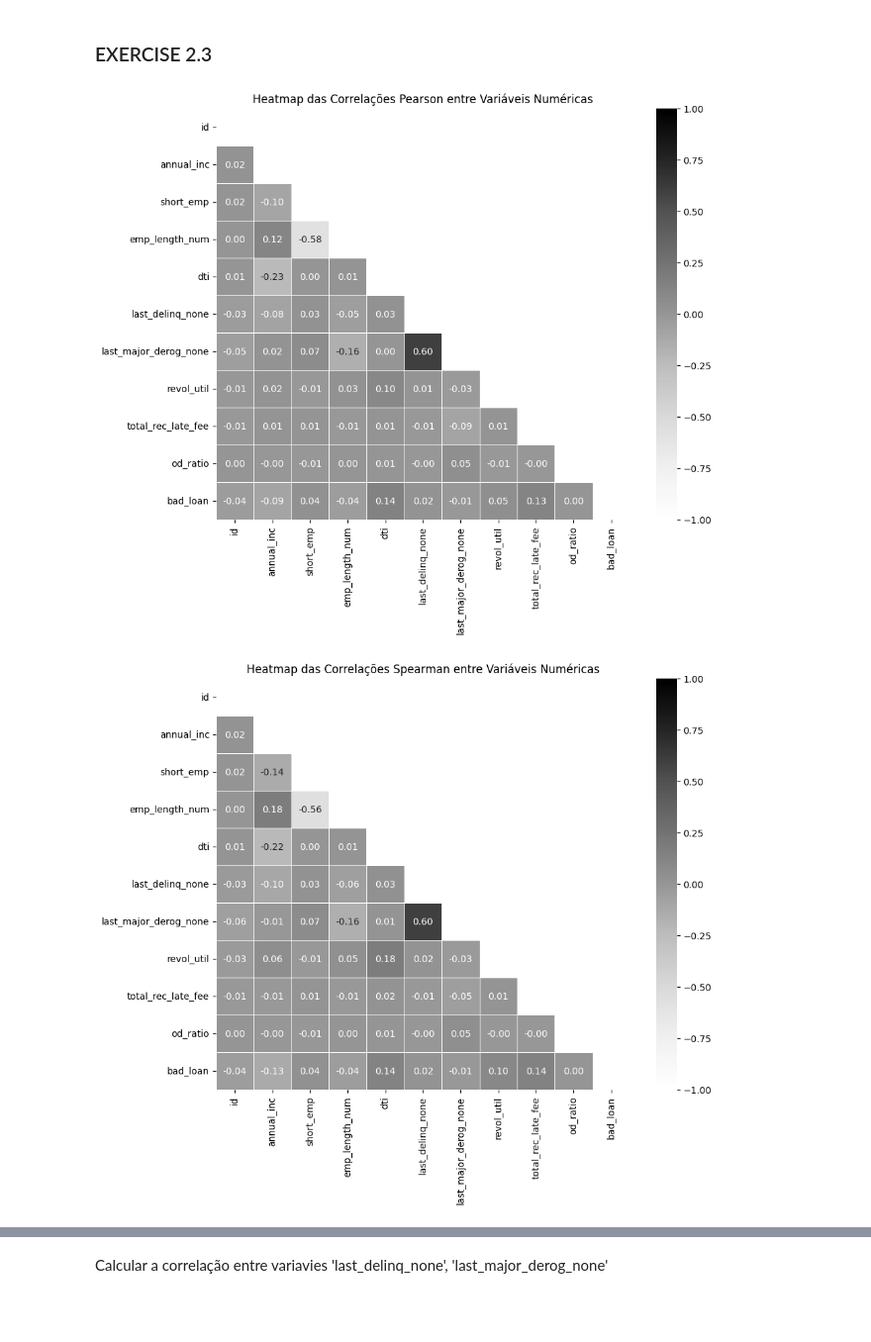
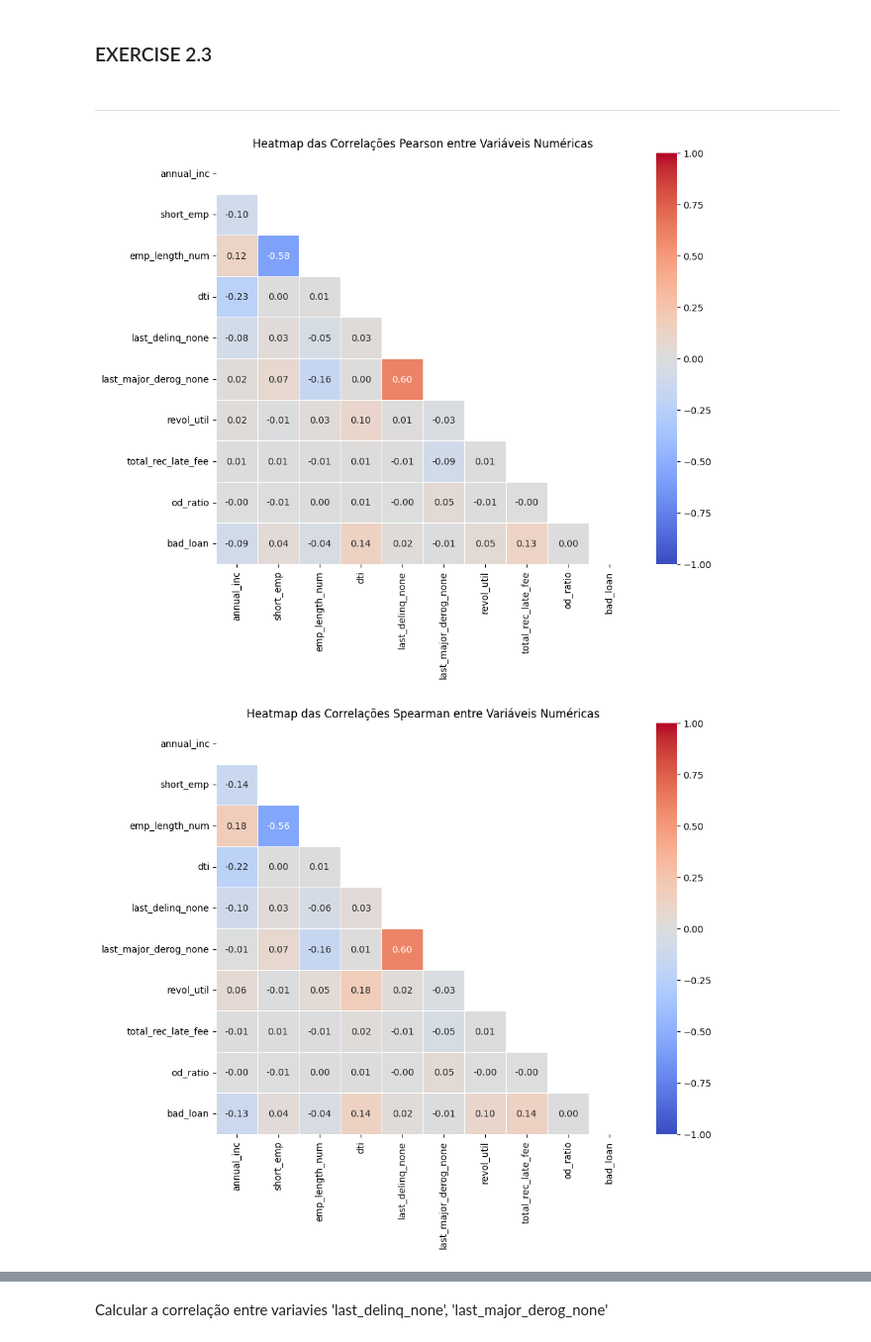
Before and after one commit to pereiranuno/loan-project, a Jupyter notebook: eda-finalproject.ipynb, the cells around one changed output, grey strips where cells are left out. Shown at 99% size. Saved outputs shown, nothing was run; the diff lists cells and outputs as text; code cells hidden in the pictures; blank space fills up the shorter version.

```diff
--- a/eda-finalproject.ipynb
+++ b/eda-finalproject.ipynb
@@ -318,16 +373,22 @@ O gráfico apresenta a proporção de empréstimos em incumprimento e em cumprim
 A utilização de uma escala de cores do verde (A) ao vermelho (G) facilita a visualização da relação entre risco e incumprimento, permitindo identificar rapidamente as categorias de maior e menor risco.
 # %% [markdown]
 ### EXERCISE 2.3
+# %% [markdown]
+---
 # %%
+#Selecionar as variáveis numéricas, excluir identificador do empréstimo
+numeric_df = data.select_dtypes(include=['number'])
+numeric_df.drop(columns=['id'], inplace=True)
+
 #Calculate the Pearson correlation
-corr_pearson = data.corr(method='pearson',numeric_only=True)
+corr_pearson = numeric_df.corr(method='pearson',numeric_only=True)
 #Calculate the Spearman correlation
-corr_spearman = data.corr(method='spearman',numeric_only=True)
+corr_spearman = numeric_df.corr(method='spearman',numeric_only=True)
 # %%
 # Criar um heatmap Person das correlações entre variáveis numéricas
 mask = np.triu(np.ones_like(corr_pearson))
 plt.figure(figsize=(10, 8))
-sns.heatmap(corr_pearson, annot=True, cmap="Greys", fmt=".2f", linewidths=0.5,mask=mask,vmin=-1,vmax=1,)
+sns.heatmap(corr_pearson, annot=True, cmap="coolwarm", fmt=".2f", linewidths=0.5,mask=mask,vmin=-1,vmax=1,)
 
 # Configurar título
 plt.title("Heatmap das Correlações Pearson entre Variáveis Numéricas", color="black")
@@ -335,18 +396,18 @@ plt.title("Heatmap das Correlações Pearson entre Variáveis Numéricas", color
 # Exibir o gráfico
 plt.show()
 # %% [output]
-[figure, old version]
+[figure, new version]
 # %%
 # Criar um heatmap Spearmn das correlações entre variáveis numéricas
 mask = np.triu(np.ones_like(corr_spearman))
 plt.figure(figsize=(10, 8))
-sns.heatmap(corr_spearman, annot=True, cmap="Greys", fmt=".2f", linewidths=0.5,mask=mask,vmin=-1,vmax=1,)
+sns.heatmap(corr_spearman, annot=True, cmap="coolwarm", fmt=".2f", linewidths=0.5,mask=mask,vmin=-1,vmax=1,)
 
 # Configurar título
 plt.title("Heatmap das Correlações Spearman entre Variáveis Numéricas", color="black")
 
 # Exibir o gráfico
 plt.show()
 # %% [output]
-[figure, old version]
+[figure, new version]
 # %% [markdown]
```
Also changed, not shown: parts of 25 cells of this notebook.
